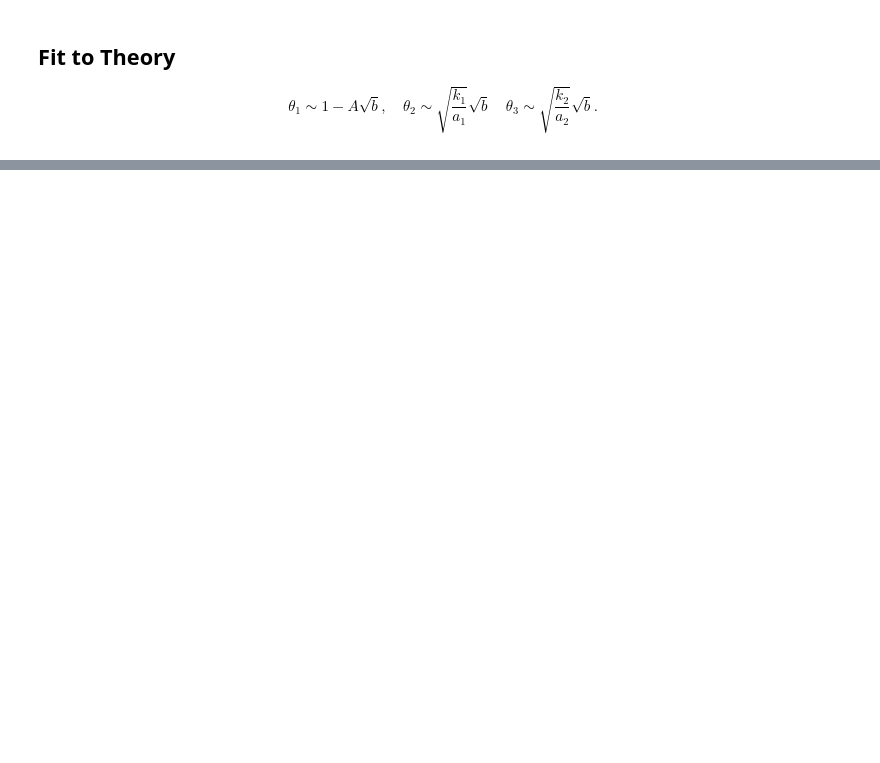
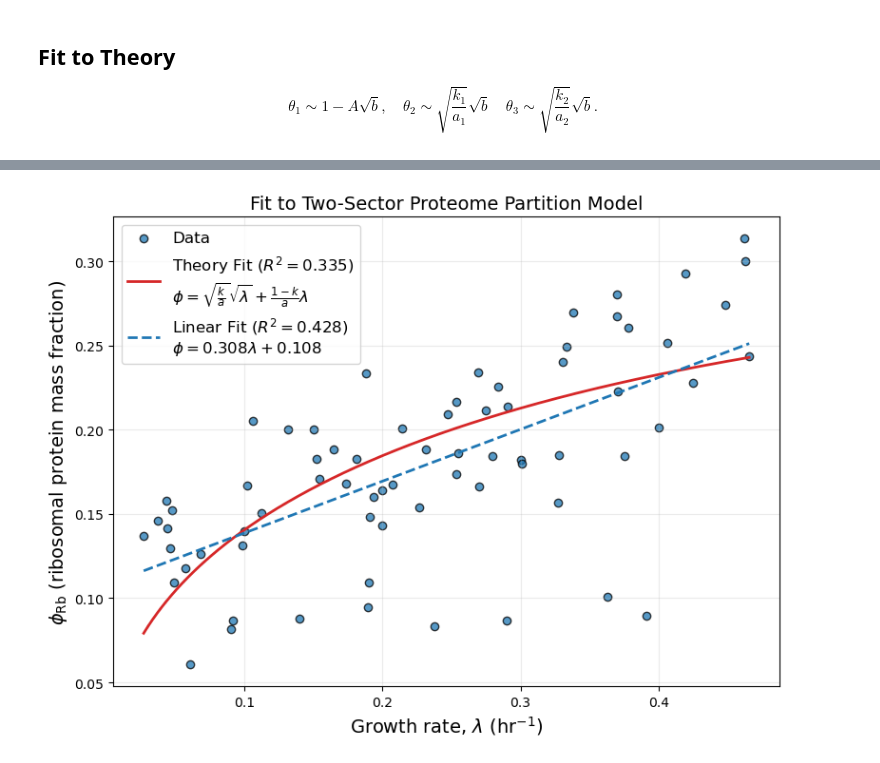
Before and after one commit to jonathan-huang/Proteome-Partition-ver.-1, a Jupyter notebook: growth_law.ipynb, the cells around one changed output, grey strips where cells are left out. Cells and saved outputs as stored; diff of their text form; code cells hidden in the pictures; blank space fills up the shorter version.

```diff
--- a/growth_law.ipynb
+++ b/growth_law.ipynb
@@ -371,0 +387,86 @@ Approx. 1σ errors:
+# %%
+# -----------------------
+# Fit to simplified model:
+# y = sqrt(k/a)*sqrt(lambda) + ((1-k)/a)*lambda
+# -----------------------
+
+# Re-extract x,y from plot_df to ensure this cell is self-contained
+# (Assumes plot_df is already defined from previous cells)
+if 'plot_df' in locals():
+    x_new = plot_df[xcol].to_numpy(dtype=float)
+    y_new = plot_df[ycol].to_numpy(dtype=float)
+    mask_new = np.isfinite(x_new) & np.isfinite(y_new) & (x_new > 0)
+    x_new = x_new[mask_new]
+    y_new = y_new[mask_new]
+else:
+    # If plot_df is not there, try using x, y from previous cell if available
+    x_new, y_new = x, y
+
+def model_simple(lam, k, a):
+    # y = sqrt(k/a) * sqrt(lambda) + ((1-k)/a) * lambda
+    term1 = np.sqrt(k / a) * np.sqrt(lam)
+    term2 = ((1.0 - k) / a) * lam
+    return term1 + term2
+
+def residuals_simple(logp):
+    # Enforce k, a > 0 via log-transform
+    k, a = np.exp(logp)
+    return model_simple(x_new, k, a) - y_new
+
+# Initial guess
+# k ~ 0.5 (dimensionless)
+# a ~ 1.0 (time unit inverse?) or match scale
+# Just use generic guess
+logp0_simple = np.log([0.5, 1.0])
+
+res_simple = least_squares(
+    residuals_simple,
+    logp0_simple,
+    bounds=(-30, 30),
+    loss="soft_l1",
+    f_scale=0.01
+)
+
+k_simple, a_simple = np.exp(res_simple.x)
+
+# R^2 calculation
+yhat_simple = model_simple(x_new, k_simple, a_simple)
+ss_res_simple = np.sum((y_new - yhat_simple) ** 2)
+ss_tot_simple = np.sum((y_new - np.mean(y_new)) ** 2)
+r2_simple = 1.0 - ss_res_simple / ss_tot_simple
+
+# --- Linear Fit ---
+from scipy.stats import linregress
+slope_simple, intercept_simple, r_value_simple, p_value_simple, std_err_simple = linregress(x_new, y_new)
+r2_lin_simple = r_value_simple**2
+
+print("Simplified Model Fit Results:")
+print(f"  k = {k_simple:.6g}")
+print(f"  a = {a_simple:.6g}")
+print(f"  R^2 = {r2_simple:.4f}")
+print("Linear Fit Results:")
+print(f"  slope = {slope_simple:.6g}")
+print(f"  intercept = {intercept_simple:.6g}")
+print(f"  R^2 = {r2_lin_simple:.4f}")
+
+# Plot
+lam_grid = np.linspace(np.min(x_new), np.max(x_new), 400)
+plt.figure(figsize=(8, 6))
+plt.scatter(x_new, y_new, edgecolors="k", alpha=0.75, label="Data")
+
+plt.plot(lam_grid, model_simple(lam_grid, k_simple, a_simple),
+         linewidth=2, color='tab:red',
+         label=f"Theory Fit ($R^2={r2_simple:.3f}$)\n$\\phi = \\sqrt{{\\frac{{k}}{{a}}}}\\sqrt{{\\lambda}} + \\frac{{1-k}}{{a}}\\lambda$")
+
+plt.plot(lam_grid, slope_simple * lam_grid + intercept_simple, "--",
+         linewidth=2, color='tab:blue',
+         label=f"Linear Fit ($R^2={r2_lin_simple:.3f}$)\n$\\phi = {slope_simple:.3f}\\lambda + {intercept_simple:.3f}$")
+
+plt.xlabel(r"Growth rate, $\lambda$ (hr$^{-1}$)", fontsize=14)
+plt.ylabel(r"$\phi_{\text{Rb}}$ (ribosomal protein mass fraction)", fontsize=14)
+plt.title(r"Fit to Two-Sector Proteome Partition Model", fontsize=14)
+plt.legend(fontsize=12)
+plt.grid(True, alpha=0.25)
+plt.tight_layout()
+plt.show()
+# %% [output]
@@ -371,0 +481 @@ Approx. 1σ errors:
+[figure, added]
```
Also changed, not shown: parts of 7 cells of this notebook, 10 other files.
